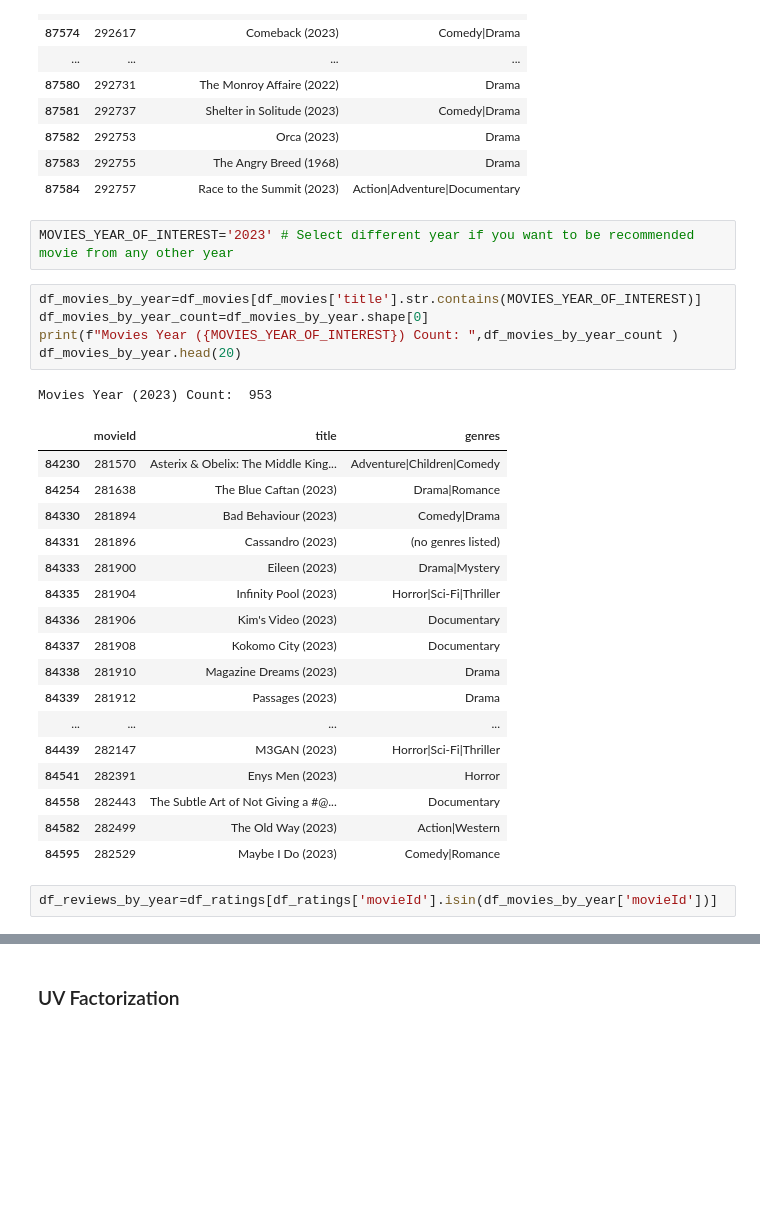
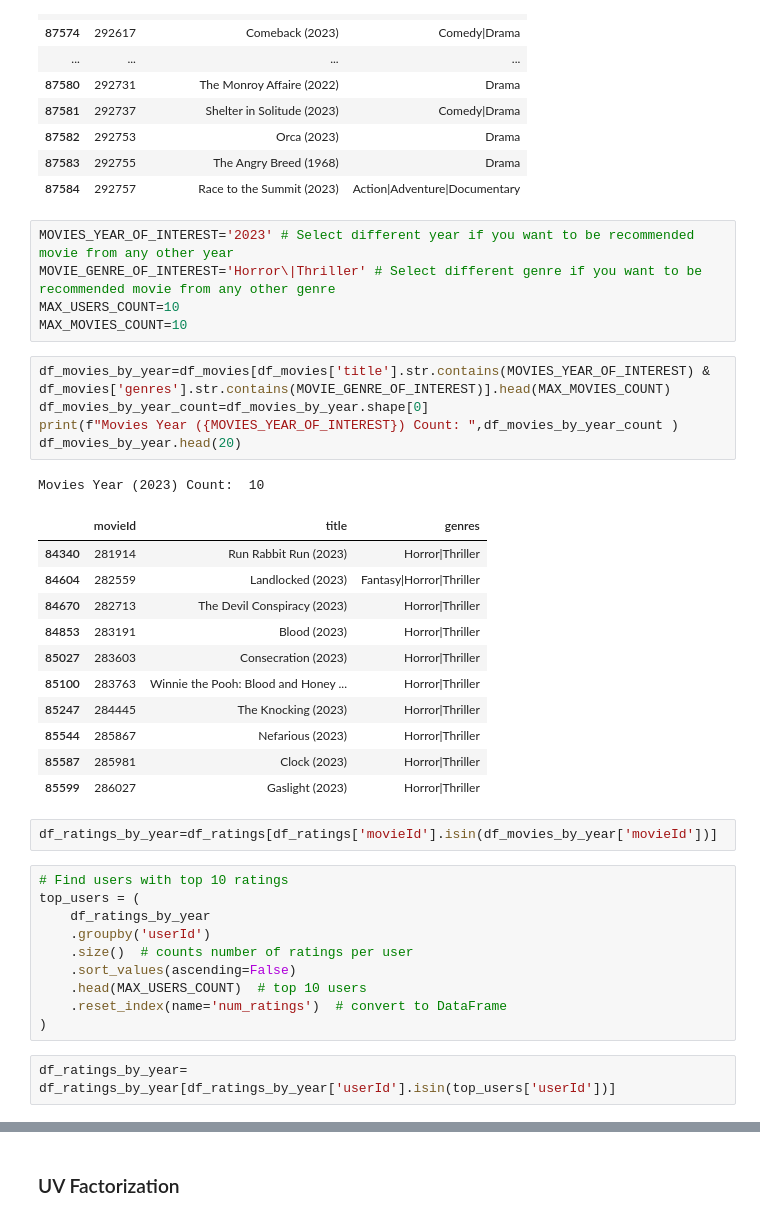
Before and after one commit to pawanbhatta178/MovieRecommendation, a Jupyter notebook: UVFactorizationMovieRecommendation.ipynb, the cells around one changed output, grey strips where cells are left out. Saved outputs shown, nothing was run; the diff lists cells and outputs as text; blank space fills up the shorter version.

```diff
--- a/UVFactorizationMovieRecommendation.ipynb
+++ b/UVFactorizationMovieRecommendation.ipynb
@@ -67,30 +67,39 @@ df_movies.tail(20)
 | 87584 | 292757 | Race to the Summit (2023) | Action|Adventure|Documentary |
 # %%
 MOVIES_YEAR_OF_INTEREST='2023' # Select different year if you want to be recommended movie from any other year
+MOVIE_GENRE_OF_INTEREST='Horror\|Thriller' # Select different genre if you want to be recommended movie from any other genre
+MAX_USERS_COUNT=10
+MAX_MOVIES_COUNT=10
 # %%
-df_movies_by_year=df_movies[df_movies['title'].str.contains(MOVIES_YEAR_OF_INTEREST)]
+df_movies_by_year=df_movies[df_movies['title'].str.contains(MOVIES_YEAR_OF_INTEREST) & df_movies['genres'].str.contains(MOVIE_GENRE_OF_INTEREST)].head(MAX_MOVIES_COUNT)
 df_movies_by_year_count=df_movies_by_year.shape[0]
 print(f"Movies Year ({MOVIES_YEAR_OF_INTEREST}) Count: ",df_movies_by_year_count )
 df_movies_by_year.head(20)
 # %% [output]
-Movies Year (2023) Count:  953
+Movies Year (2023) Count:  10
 |  | movieId | title | genres |
-| 84230 | 281570 | Asterix & Obelix: The Middle King... | Adventure|Children|Comedy |
-| 84254 | 281638 | The Blue Caftan (2023) | Drama|Romance |
-| 84330 | 281894 | Bad Behaviour (2023) | Comedy|Drama |
-| 84331 | 281896 | Cassandro (2023) | (no genres listed) |
-| 84333 | 281900 | Eileen (2023) | Drama|Mystery |
-| 84335 | 281904 | Infinity Pool (2023) | Horror|Sci-Fi|Thriller |
-| 84336 | 281906 | Kim's Video (2023) | Documentary |
-| 84337 | 281908 | Kokomo City (2023) | Documentary |
-| 84338 | 281910 | Magazine Dreams (2023) | Drama |
-| 84339 | 281912 | Passages (2023) | Drama |
-| ... | ... | ... | ... |
-| 84439 | 282147 | M3GAN (2023) | Horror|Sci-Fi|Thriller |
-| 84541 | 282391 | Enys Men (2023) | Horror |
-| 84558 | 282443 | The Subtle Art of Not Giving a #@... | Documentary |
-| 84582 | 282499 | The Old Way (2023) | Action|Western |
-| 84595 | 282529 | Maybe I Do (2023) | Comedy|Romance |
+| 84340 | 281914 | Run Rabbit Run (2023) | Horror|Thriller |
+| 84604 | 282559 | Landlocked (2023) | Fantasy|Horror|Thriller |
+| 84670 | 282713 | The Devil Conspiracy (2023) | Horror|Thriller |
+| 84853 | 283191 | Blood (2023) | Horror|Thriller |
+| 85027 | 283603 | Consecration (2023) | Horror|Thriller |
+| 85100 | 283763 | Winnie the Pooh: Blood and Honey ... | Horror|Thriller |
+| 85247 | 284445 | The Knocking (2023) | Horror|Thriller |
+| 85544 | 285867 | Nefarious (2023) | Horror|Thriller |
+| 85587 | 285981 | Clock (2023) | Horror|Thriller |
+| 85599 | 286027 | Gaslight (2023) | Horror|Thriller |
 # %%
-df_reviews_by_year=df_ratings[df_ratings['movieId'].isin(df_movies_by_year['movieId'])]
+df_ratings_by_year=df_ratings[df_ratings['movieId'].isin(df_movies_by_year['movieId'])]
+# %%
+# Find users with top 10 ratings
+top_users = (
+    df_ratings_by_year
+    .groupby('userId')
+    .size()  # counts number of ratings per user
+    .sort_values(ascending=False)
+    .head(MAX_USERS_COUNT)  # top 10 users
+    .reset_index(name='num_ratings')  # convert to DataFrame
+)
+# %%
+df_ratings_by_year= df_ratings_by_year[df_ratings_by_year['userId'].isin(top_users['userId'])]
 # %%
```
Also changed, not shown: parts of 7 cells of this notebook.
